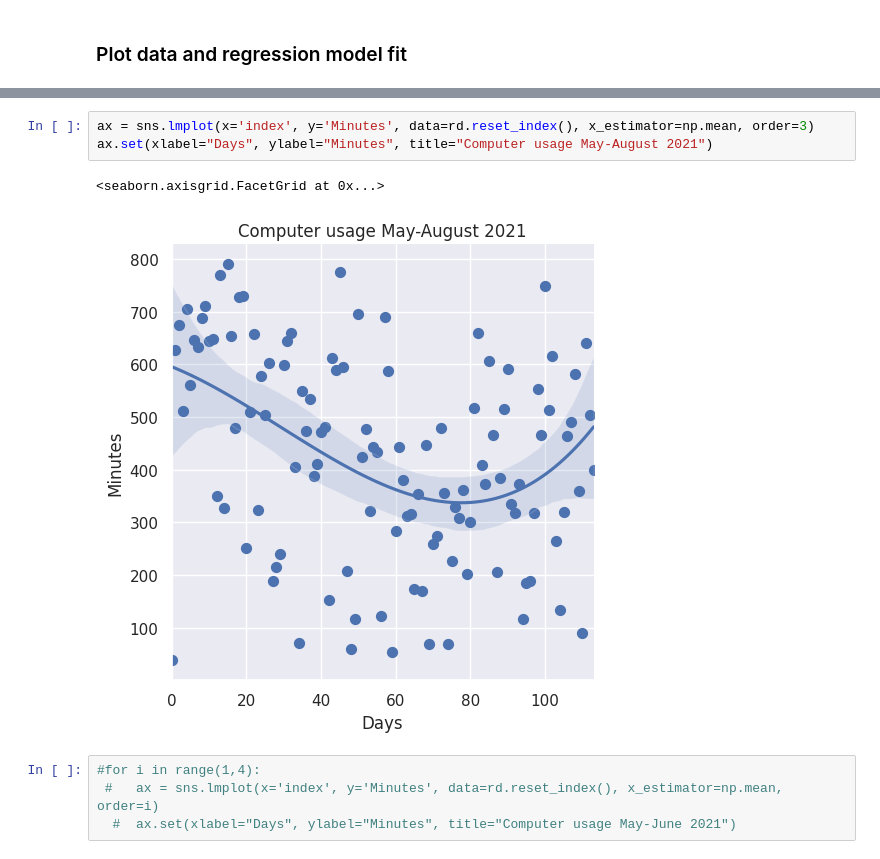
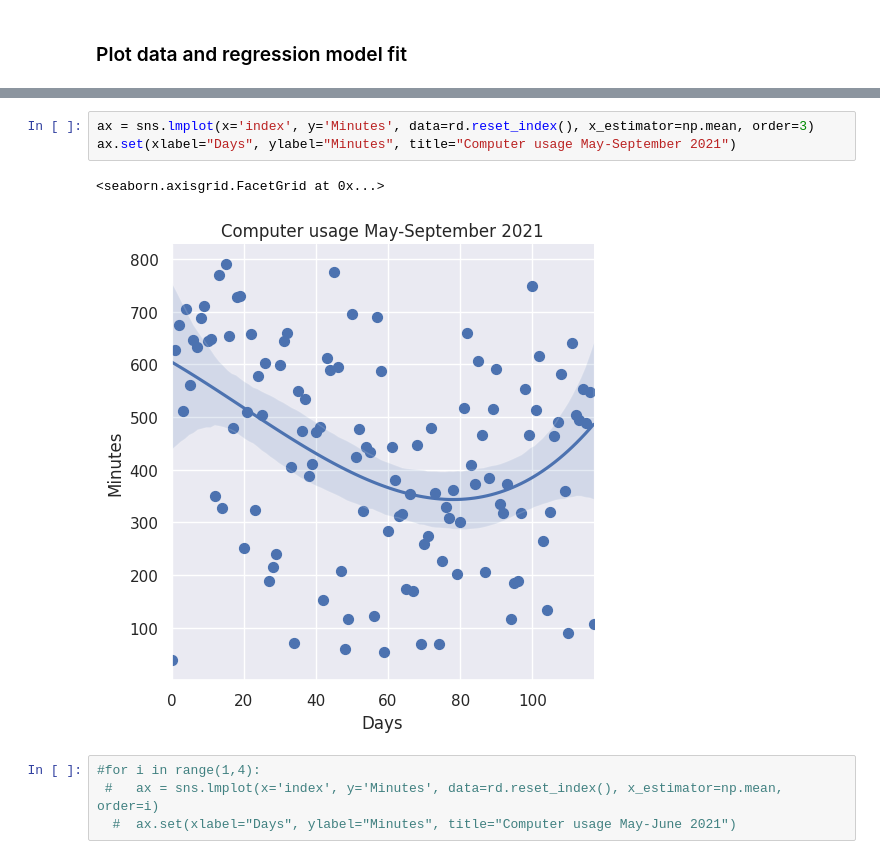
Before and after one commit to nlantau/Gentoo, a Jupyter notebook: .config/scripts/log_graph_pd.ipynb, the cells around one changed output, grey strips where cells are left out. Cells and saved outputs as stored; diff of their text form.

```diff
--- a/.config/scripts/log_graph_pd.ipynb
+++ b/.config/scripts/log_graph_pd.ipynb
@@ -114,9 +114,9 @@ ax.set(xlabel="Days", ylabel="Minutes", title="Computer usage May-August 2021")
 # %%
 ax = sns.lmplot(x='index', y='Minutes', data=rd.reset_index(), x_estimator=np.mean, order=3)
-ax.set(xlabel="Days", ylabel="Minutes", title="Computer usage May-August 2021")
+ax.set(xlabel="Days", ylabel="Minutes", title="Computer usage May-September 2021")
 # %% [output]
 <seaborn.axisgrid.FacetGrid at 0x...>
-[figure, old version]
+[figure, new version]
 # %%
 #for i in range(1,4):
  #   ax = sns.lmplot(x='index', y='Minutes', data=rd.reset_index(), x_estimator=np.mean, order=i)
```
Also changed, not shown: parts of 5 cells of this notebook, 1 other file.
